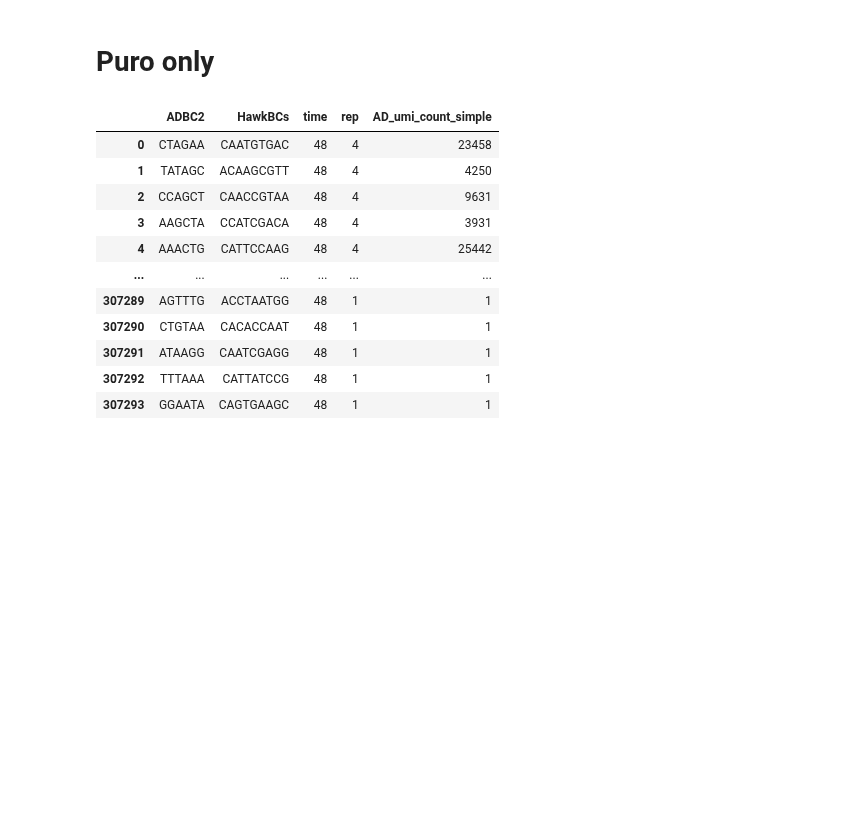
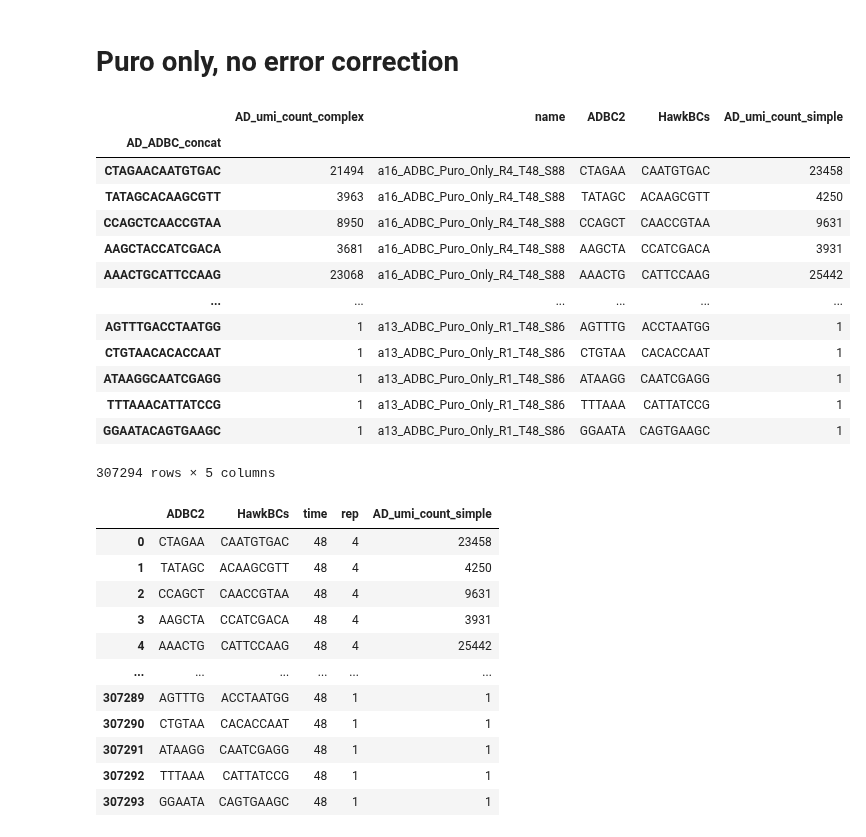
Before and after one commit to sanjanakotha/TREBL-analysis, a Jupyter notebook: notebooks/NKX2-2/NKX2-2 Activity Scores.ipynb, the cells around one changed output. Saved outputs shown, nothing was run; the diff lists cells and outputs as text; code cells hidden in the pictures; blank space fills up the shorter version.

Commit message:
Rim and puro results

```diff
--- a/notebooks/NKX2-2/NKX2-2 Activity Scores.ipynb
+++ b/notebooks/NKX2-2/NKX2-2 Activity Scores.ipynb
@@ -3,5 +3,23 @@ import pandas as pd
 import seaborn as sns
 import matplotlib.pyplot as plt
 # %% [markdown]
-# Puro only
+# Puro only, no error correction
+# %%
+AD_BC_results = pd.read_csv("../../output/NKX2-2/TL4B2/puro_only/no_err_corr/AD_trebl_experiment_results.csv", index_col = 0)
+AD_BC_results
+# %% [output]
+|  | AD_umi_count_complex | name | ADBC2 | HawkBCs | AD_umi_count_simple |
+| AD_ADBC_concat |  |  |  |  |  |
+| CTAGAACAATGTGAC | 21494 | a16_ADBC_Puro_Only_R4_T48_S88 | CTAGAA | CAATGTGAC | 23458 |
+| TATAGCACAAGCGTT | 3963 | a16_ADBC_Puro_Only_R4_T48_S88 | TATAGC | ACAAGCGTT | 4250 |
+| CCAGCTCAACCGTAA | 8950 | a16_ADBC_Puro_Only_R4_T48_S88 | CCAGCT | CAACCGTAA | 9631 |
+| AAGCTACCATCGACA | 3681 | a16_ADBC_Puro_Only_R4_T48_S88 | AAGCTA | CCATCGACA | 3931 |
+| AAACTGCATTCCAAG | 23068 | a16_ADBC_Puro_Only_R4_T48_S88 | AAACTG | CATTCCAAG | 25442 |
+| ... | ... | ... | ... | ... | ... |
+| AGTTTGACCTAATGG | 1 | a13_ADBC_Puro_Only_R1_T48_S86 | AGTTTG | ACCTAATGG | 1 |
+| CTGTAACACACCAAT | 1 | a13_ADBC_Puro_Only_R1_T48_S86 | CTGTAA | CACACCAAT | 1 |
+| ATAAGGCAATCGAGG | 1 | a13_ADBC_Puro_Only_R1_T48_S86 | ATAAGG | CAATCGAGG | 1 |
+| TTTAAACATTATCCG | 1 | a13_ADBC_Puro_Only_R1_T48_S86 | TTTAAA | CATTATCCG | 1 |
+| GGAATACAGTGAAGC | 1 | a13_ADBC_Puro_Only_R1_T48_S86 | GGAATA | CAGTGAAGC | 1 |
+307294 rows × 5 columns
 # %%
```
Also changed, not shown: parts of 1 cell of this notebook, 9 other files.
